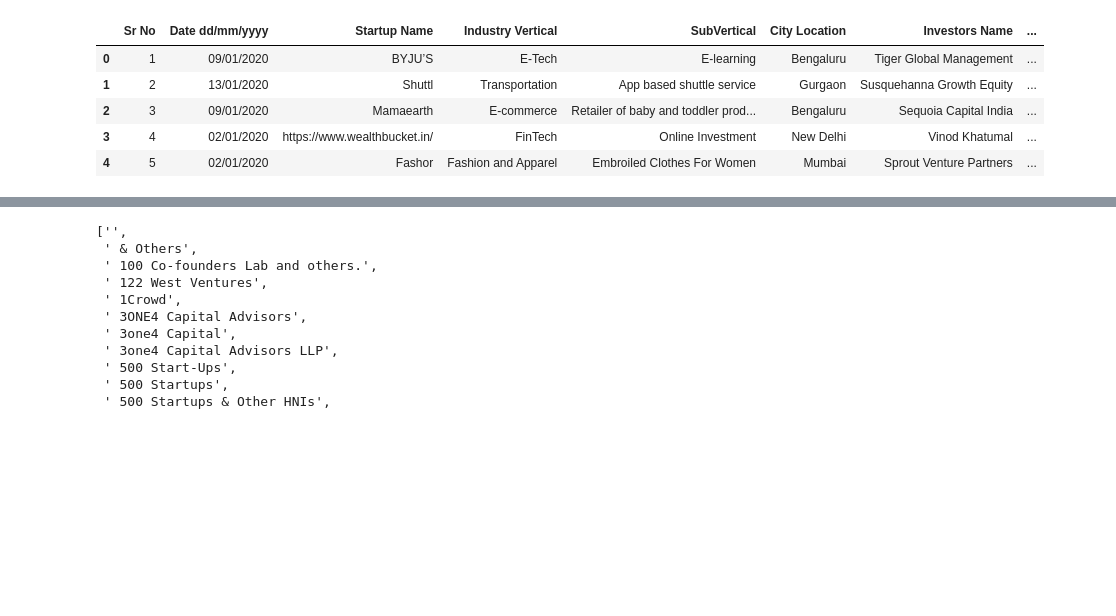
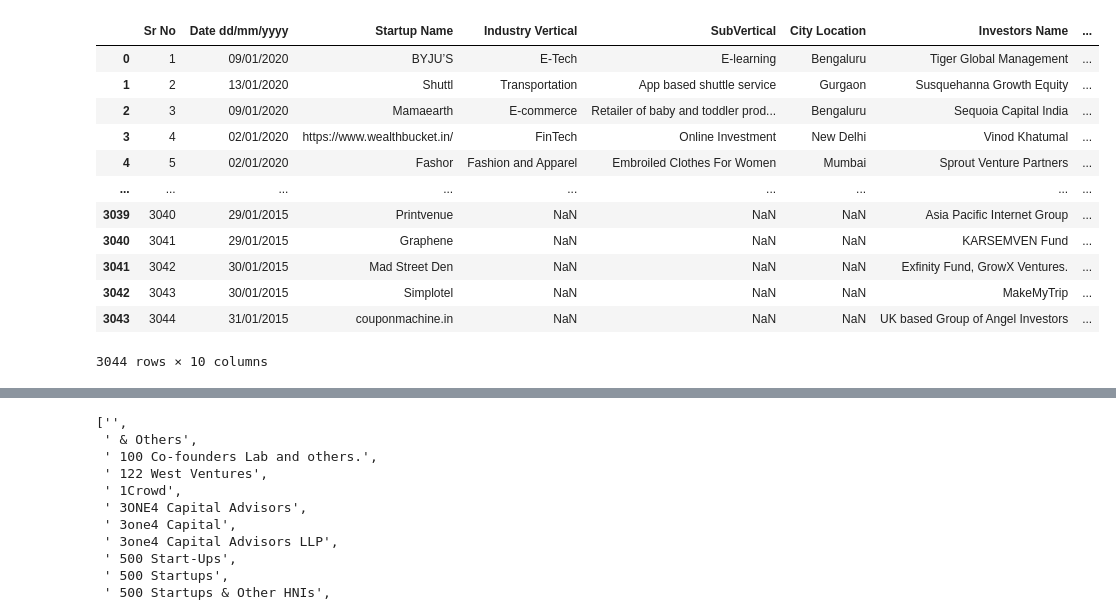
Before and after one commit to AnkitBhardwaj0/python_practice, a Jupyter notebook: pandas/startup_data_cleaning.ipynb, the cells around one changed output, grey strips where cells are left out. Cells and saved outputs as stored; diff of their text form; code cells hidden in the pictures; blank space fills up the shorter version.

```diff
--- a/pandas/startup_data_cleaning.ipynb
+++ b/pandas/startup_data_cleaning.ipynb
@@ -3,14 +3,21 @@ import pandas as pd
 import numpy as np
 # %%
 df=pd.read_csv('startup_funding.csv')
-df.head()
+df
 # %% [output]
 |  | Sr No | Date dd/mm/yyyy | Startup Name | Industry Vertical | SubVertical | City Location | Investors Name | ... |
 | 0 | 1 | 09/01/2020 | BYJU’S | E-Tech | E-learning | Bengaluru | Tiger Global Management | ... |
 | 1 | 2 | 13/01/2020 | Shuttl | Transportation | App based shuttle service | Gurgaon | Susquehanna Growth Equity | ... |
 | 2 | 3 | 09/01/2020 | Mamaearth | E-commerce | Retailer of baby and toddler prod... | Bengaluru | Sequoia Capital India | ... |
 | 3 | 4 | 02/01/2020 | https://www.wealthbucket.in/ | FinTech | Online Investment | New Delhi | Vinod Khatumal | ... |
 | 4 | 5 | 02/01/2020 | Fashor | Fashion and Apparel | Embroiled Clothes For Women | Mumbai | Sprout Venture Partners | ... |
+| ... | ... | ... | ... | ... | ... | ... | ... | ... |
+| 3039 | 3040 | 29/01/2015 | Printvenue | NaN | NaN | NaN | Asia Pacific Internet Group | ... |
+| 3040 | 3041 | 29/01/2015 | Graphene | NaN | NaN | NaN | KARSEMVEN Fund | ... |
+| 3041 | 3042 | 30/01/2015 | Mad Street Den | NaN | NaN | NaN | Exfinity Fund, GrowX Ventures. | ... |
+| 3042 | 3043 | 30/01/2015 | Simplotel | NaN | NaN | NaN | MakeMyTrip | ... |
+| 3043 | 3044 | 31/01/2015 | couponmachine.in | NaN | NaN | NaN | UK based Group of Angel Investors | ... |
+3044 rows × 10 columns
 # %%
 df.drop(columns=['Remarks'],inplace=True)
 # %%
```
Also changed, not shown: parts of 23 cells of this notebook, 1 other file.
